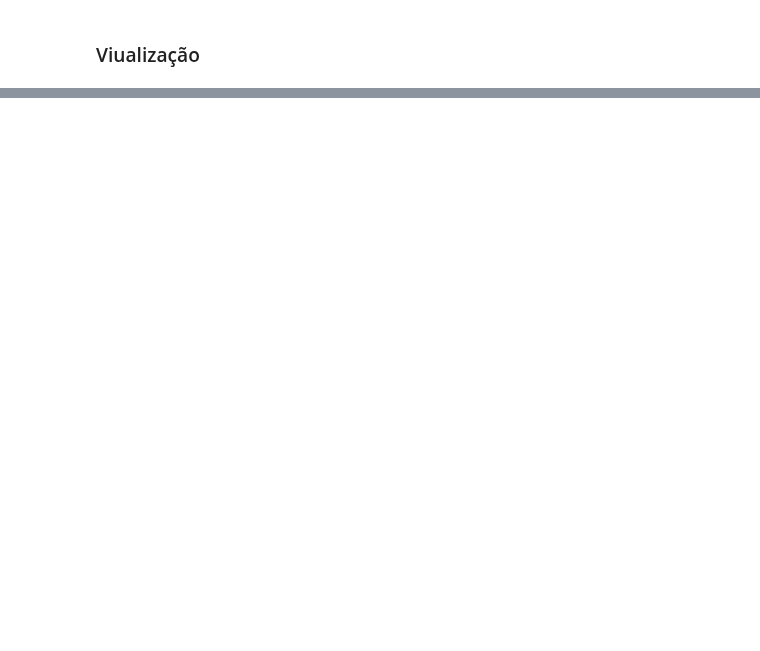
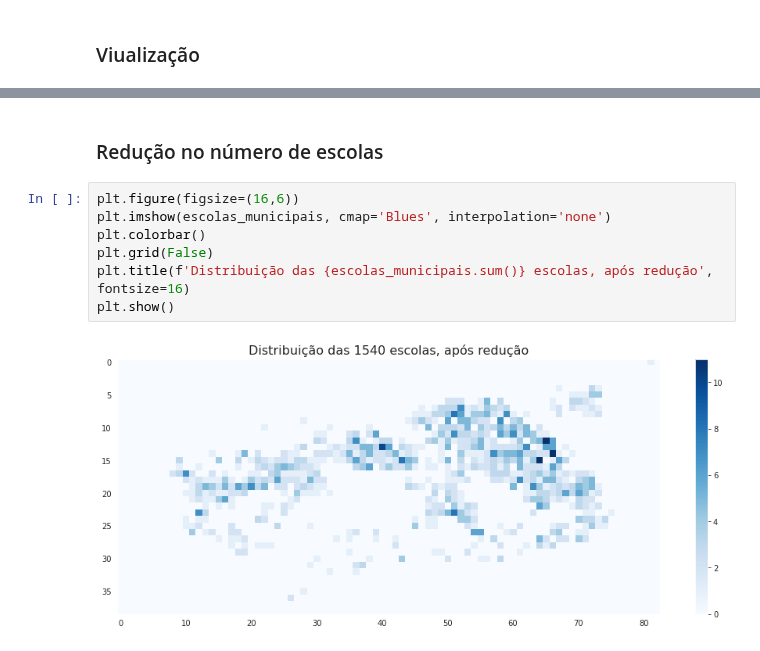
Before and after one commit to Modelagem-Covid-19-RJ/covid19, a Jupyter notebook: modelos/Factory/agent_based/RedeEscolar/Cenario_Rio_Escolar.ipynb, the cells around one changed output, grey strips where cells are left out. Drawn from its saved outputs; the diff is of its cells as text; blank space fills up the shorter version.

Commit message:
Limpando Notebook de Rede Escolar

```diff
--- a/modelos/Factory/agent_based/RedeEscolar/Cenario_Rio_Escolar.ipynb
+++ b/modelos/Factory/agent_based/RedeEscolar/Cenario_Rio_Escolar.ipynb
@@ -633,0 +149,11 @@ print(f'Número de vagas: ')
+# %% [markdown]
+### Redução no número de escolas
+# %%
+plt.figure(figsize=(16,6))
+plt.imshow(escolas_municipais, cmap='Blues', interpolation='none')
+plt.colorbar()
+plt.grid(False)
+plt.title(f'Distribuição das {escolas_municipais.sum()} escolas, após redução', fontsize=16)
+plt.show()
+# %% [output]
+[figure, added]
```
Also changed, not shown: parts of 86 cells of this notebook.
